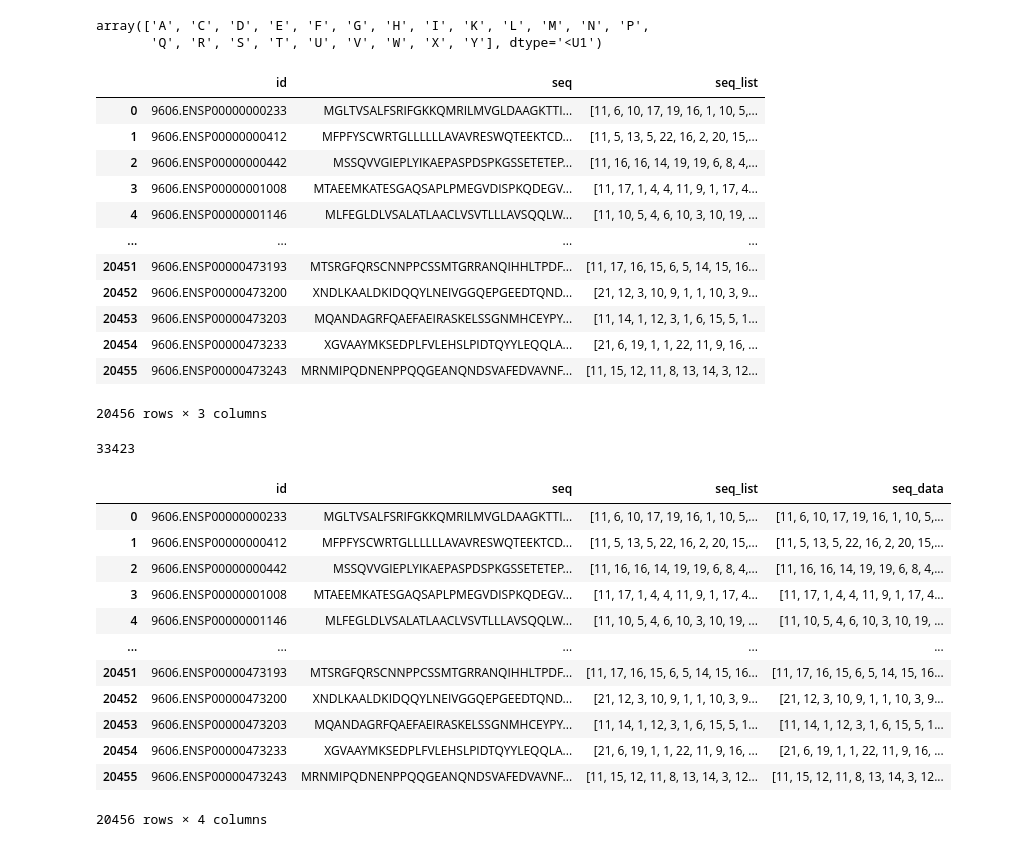
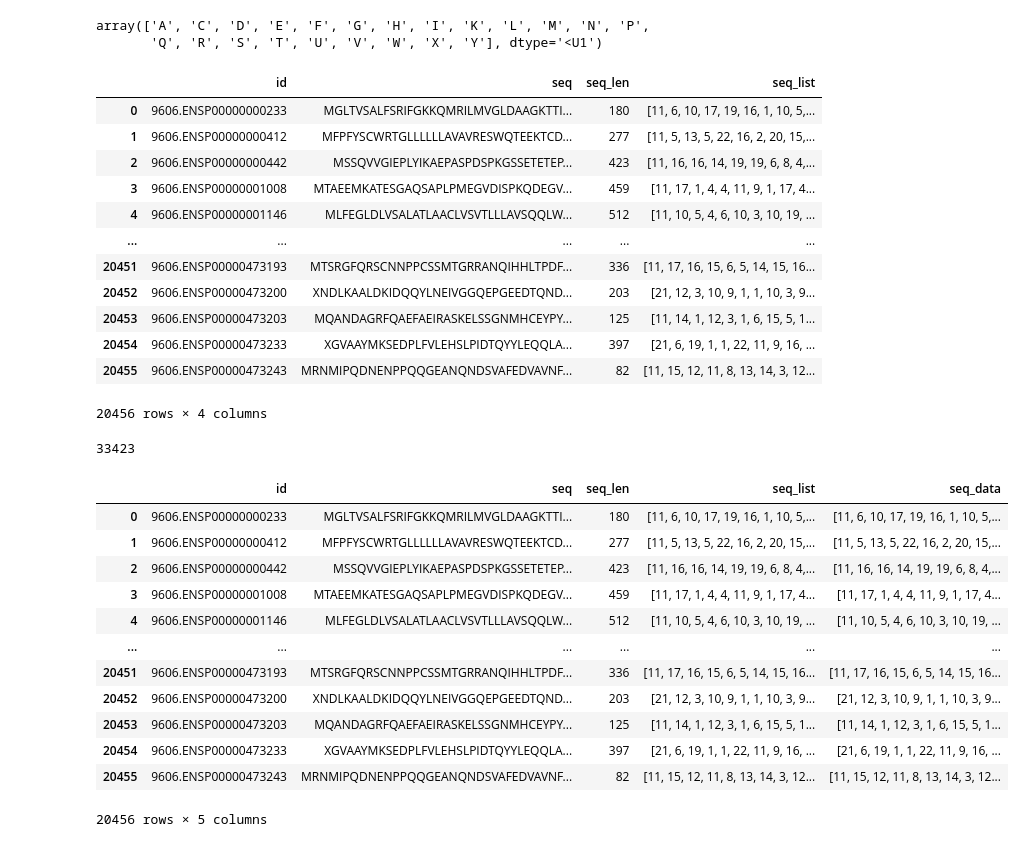
Before and after one commit to aleph0naught/GNN-PPI-diploma, a Jupyter notebook: Data.ipynb, the cells around one changed output. Cells and saved outputs as stored; diff of their text form; code cells hidden in the pictures.

```diff
--- a/Data.ipynb
+++ b/Data.ipynb
@@ -97,3 +90,5 @@ allseqs.head()
 | 2 | 9606.ENSP00000000442 | MSSQVVGIEPLYIKAEPASPDSPKGSSETETEP... |
 | 3 | 9606.ENSP00000001008 | MTAEEMKATESGAQSAPLPMEGVDISPKQDEGV... |
 | 4 | 9606.ENSP00000001146 | MLFEGLDLVSALATLAACLVSVTLLLAVSQQLW... |
+# %%
+allseqs['seq_len'] = allseqs['seq'].apply(lambda x: len(x))
@@ -154,40 +149,40 @@ array(['A', 'C', 'D', 'E', 'F', 'G', 'H', 'I', 'K', 'L', 'M', 'N', 'P',
 allseqs['seq_list'] = allseqs['seq'].apply(lambda x: le.transform(list(x)) + 1)
 allseqs
 # %% [output]
-|  | id | seq | seq_list |
-| 0 | 9606.ENSP00000000233 | MGLTVSALFSRIFGKKQMRILMVGLDAAGKTTI... | [11, 6, 10, 17, 19, 16, 1, 10, 5,... |
-| 1 | 9606.ENSP00000000412 | MFPFYSCWRTGLLLLLLAVAVRESWQTEEKTCD... | [11, 5, 13, 5, 22, 16, 2, 20, 15,... |
-| 2 | 9606.ENSP00000000442 | MSSQVVGIEPLYIKAEPASPDSPKGSSETETEP... | [11, 16, 16, 14, 19, 19, 6, 8, 4,... |
-| 3 | 9606.ENSP00000001008 | MTAEEMKATESGAQSAPLPMEGVDISPKQDEGV... | [11, 17, 1, 4, 4, 11, 9, 1, 17, 4... |
-| 4 | 9606.ENSP00000001146 | MLFEGLDLVSALATLAACLVSVTLLLAVSQQLW... | [11, 10, 5, 4, 6, 10, 3, 10, 19, ... |
-| ... | ... | ... | ... |
-| 20451 | 9606.ENSP00000473193 | MTSRGFQRSCNNPPCSSMTGRRANQIHHLTPDF... | [11, 17, 16, 15, 6, 5, 14, 15, 16... |
-| 20452 | 9606.ENSP00000473200 | XNDLKAALDKIDQQYLNEIVGGQEPGEEDTQND... | [21, 12, 3, 10, 9, 1, 1, 10, 3, 9... |
-| 20453 | 9606.ENSP00000473203 | MQANDAGRFQAEFAEIRASKELSSGNMHCEYPY... | [11, 14, 1, 12, 3, 1, 6, 15, 5, 1... |
-| 20454 | 9606.ENSP00000473233 | XGVAAYMKSEDPLFVLEHSLPIDTQYYLEQQLA... | [21, 6, 19, 1, 1, 22, 11, 9, 16, ... |
-| 20455 | 9606.ENSP00000473243 | MRNMIPQDNENPPQQGEANQNDSVAFEDVAVNF... | [11, 15, 12, 11, 8, 13, 14, 3, 12... |
+|  | id | seq | seq_len | seq_list |
+| 0 | 9606.ENSP00000000233 | MGLTVSALFSRIFGKKQMRILMVGLDAAGKTTI... | 180 | [11, 6, 10, 17, 19, 16, 1, 10, 5,... |
+| 1 | 9606.ENSP00000000412 | MFPFYSCWRTGLLLLLLAVAVRESWQTEEKTCD... | 277 | [11, 5, 13, 5, 22, 16, 2, 20, 15,... |
+| 2 | 9606.ENSP00000000442 | MSSQVVGIEPLYIKAEPASPDSPKGSSETETEP... | 423 | [11, 16, 16, 14, 19, 19, 6, 8, 4,... |
+| 3 | 9606.ENSP00000001008 | MTAEEMKATESGAQSAPLPMEGVDISPKQDEGV... | 459 | [11, 17, 1, 4, 4, 11, 9, 1, 17, 4... |
+| 4 | 9606.ENSP00000001146 | MLFEGLDLVSALATLAACLVSVTLLLAVSQQLW... | 512 | [11, 10, 5, 4, 6, 10, 3, 10, 19, ... |
+| ... | ... | ... | ... | ... |
+| 20451 | 9606.ENSP00000473193 | MTSRGFQRSCNNPPCSSMTGRRANQIHHLTPDF... | 336 | [11, 17, 16, 15, 6, 5, 14, 15, 16... |
+| 20452 | 9606.ENSP00000473200 | XNDLKAALDKIDQQYLNEIVGGQEPGEEDTQND... | 203 | [21, 12, 3, 10, 9, 1, 1, 10, 3, 9... |
+| 20453 | 9606.ENSP00000473203 | MQANDAGRFQAEFAEIRASKELSSGNMHCEYPY... | 125 | [11, 14, 1, 12, 3, 1, 6, 15, 5, 1... |
+| 20454 | 9606.ENSP00000473233 | XGVAAYMKSEDPLFVLEHSLPIDTQYYLEQQLA... | 397 | [21, 6, 19, 1, 1, 22, 11, 9, 16, ... |
+| 20455 | 9606.ENSP00000473243 | MRNMIPQDNENPPQQGEANQNDSVAFEDVAVNF... | 82 | [11, 15, 12, 11, 8, 13, 14, 3, 12... |
-20456 rows × 3 columns
+20456 rows × 4 columns
 # %%
 allseqs['seq_list'].apply(lambda x: len(x)).max()
 # %% [output]
 33423
 # %%
-allseqs['seq_data'] = allseqs['seq_list'].apply(lambda x: list(x) + [0] * (33423 - len(x)))
+allseqs['seq_data'] = allseqs['seq_list'].apply(lambda x: list(x)[:100] if len(x) > 100 else list(x) + [0] * (100 - len(x)))
 allseqs
 # %% [output]
-|  | id | seq | seq_list | seq_data |
-| 0 | 9606.ENSP00000000233 | MGLTVSALFSRIFGKKQMRILMVGLDAAGKTTI... | [11, 6, 10, 17, 19, 16, 1, 10, 5,... | [11, 6, 10, 17, 19, 16, 1, 10, 5,... |
-| 1 | 9606.ENSP00000000412 | MFPFYSCWRTGLLLLLLAVAVRESWQTEEKTCD... | [11, 5, 13, 5, 22, 16, 2, 20, 15,... | [11, 5, 13, 5, 22, 16, 2, 20, 15,... |
-| 2 | 9606.ENSP00000000442 | MSSQVVGIEPLYIKAEPASPDSPKGSSETETEP... | [11, 16, 16, 14, 19, 19, 6, 8, 4,... | [11, 16, 16, 14, 19, 19, 6, 8, 4,... |
-| 3 | 9606.ENSP00000001008 | MTAEEMKATESGAQSAPLPMEGVDISPKQDEGV... | [11, 17, 1, 4, 4, 11, 9, 1, 17, 4... | [11, 17, 1, 4, 4, 11, 9, 1, 17, 4... |
-| 4 | 9606.ENSP00000001146 | MLFEGLDLVSALATLAACLVSVTLLLAVSQQLW... | [11, 10, 5, 4, 6, 10, 3, 10, 19, ... | [11, 10, 5, 4, 6, 10, 3, 10, 19, ... |
-| ... | ... | ... | ... | ... |
-| 20451 | 9606.ENSP00000473193 | MTSRGFQRSCNNPPCSSMTGRRANQIHHLTPDF... | [11, 17, 16, 15, 6, 5, 14, 15, 16... | [11, 17, 16, 15, 6, 5, 14, 15, 16... |
-| 20452 | 9606.ENSP00000473200 | XNDLKAALDKIDQQYLNEIVGGQEPGEEDTQND... | [21, 12, 3, 10, 9, 1, 1, 10, 3, 9... | [21, 12, 3, 10, 9, 1, 1, 10, 3, 9... |
-| 20453 | 9606.ENSP00000473203 | MQANDAGRFQAEFAEIRASKELSSGNMHCEYPY... | [11, 14, 1, 12, 3, 1, 6, 15, 5, 1... | [11, 14, 1, 12, 3, 1, 6, 15, 5, 1... |
-| 20454 | 9606.ENSP00000473233 | XGVAAYMKSEDPLFVLEHSLPIDTQYYLEQQLA... | [21, 6, 19, 1, 1, 22, 11, 9, 16, ... | [21, 6, 19, 1, 1, 22, 11, 9, 16, ... |
-| 20455 | 9606.ENSP00000473243 | MRNMIPQDNENPPQQGEANQNDSVAFEDVAVNF... | [11, 15, 12, 11, 8, 13, 14, 3, 12... | [11, 15, 12, 11, 8, 13, 14, 3, 12... |
+|  | id | seq | seq_len | seq_list | seq_data |
+| 0 | 9606.ENSP00000000233 | MGLTVSALFSRIFGKKQMRILMVGLDAAGKTTI... | 180 | [11, 6, 10, 17, 19, 16, 1, 10, 5,... | [11, 6, 10, 17, 19, 16, 1, 10, 5,... |
+| 1 | 9606.ENSP00000000412 | MFPFYSCWRTGLLLLLLAVAVRESWQTEEKTCD... | 277 | [11, 5, 13, 5, 22, 16, 2, 20, 15,... | [11, 5, 13, 5, 22, 16, 2, 20, 15,... |
+| 2 | 9606.ENSP00000000442 | MSSQVVGIEPLYIKAEPASPDSPKGSSETETEP... | 423 | [11, 16, 16, 14, 19, 19, 6, 8, 4,... | [11, 16, 16, 14, 19, 19, 6, 8, 4,... |
+| 3 | 9606.ENSP00000001008 | MTAEEMKATESGAQSAPLPMEGVDISPKQDEGV... | 459 | [11, 17, 1, 4, 4, 11, 9, 1, 17, 4... | [11, 17, 1, 4, 4, 11, 9, 1, 17, 4... |
+| 4 | 9606.ENSP00000001146 | MLFEGLDLVSALATLAACLVSVTLLLAVSQQLW... | 512 | [11, 10, 5, 4, 6, 10, 3, 10, 19, ... | [11, 10, 5, 4, 6, 10, 3, 10, 19, ... |
+| ... | ... | ... | ... | ... | ... |
+| 20451 | 9606.ENSP00000473193 | MTSRGFQRSCNNPPCSSMTGRRANQIHHLTPDF... | 336 | [11, 17, 16, 15, 6, 5, 14, 15, 16... | [11, 17, 16, 15, 6, 5, 14, 15, 16... |
+| 20452 | 9606.ENSP00000473200 | XNDLKAALDKIDQQYLNEIVGGQEPGEEDTQND... | 203 | [21, 12, 3, 10, 9, 1, 1, 10, 3, 9... | [21, 12, 3, 10, 9, 1, 1, 10, 3, 9... |
+| 20453 | 9606.ENSP00000473203 | MQANDAGRFQAEFAEIRASKELSSGNMHCEYPY... | 125 | [11, 14, 1, 12, 3, 1, 6, 15, 5, 1... | [11, 14, 1, 12, 3, 1, 6, 15, 5, 1... |
+| 20454 | 9606.ENSP00000473233 | XGVAAYMKSEDPLFVLEHSLPIDTQYYLEQQLA... | 397 | [21, 6, 19, 1, 1, 22, 11, 9, 16, ... | [21, 6, 19, 1, 1, 22, 11, 9, 16, ... |
+| 20455 | 9606.ENSP00000473243 | MRNMIPQDNENPPQQGEANQNDSVAFEDVAVNF... | 82 | [11, 15, 12, 11, 8, 13, 14, 3, 12... | [11, 15, 12, 11, 8, 13, 14, 3, 12... |
-20456 rows × 4 columns
+20456 rows × 5 columns
 # %%
 shs148_seqs = allseqs[allseqs.id.isin(proteins_index.keys())].reset_index(drop=True)
 shs148_seqs
```
Also changed, not shown: parts of 19 cells of this notebook, 24 other files.
